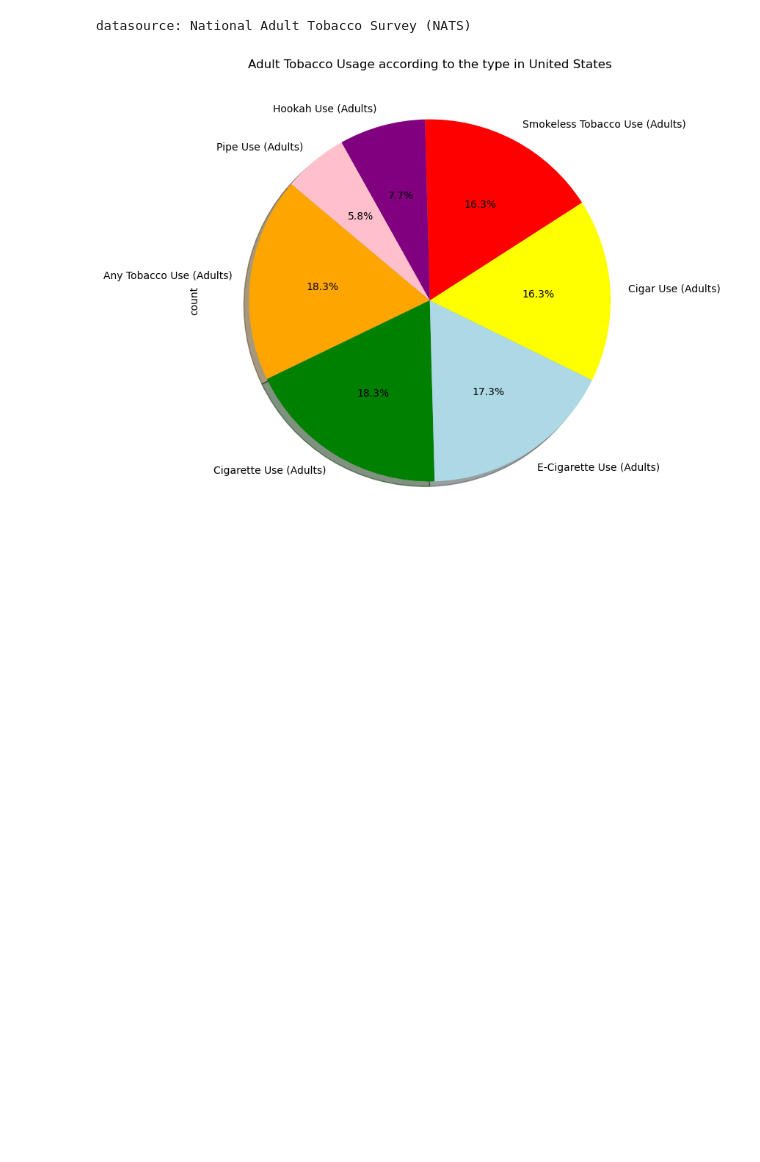
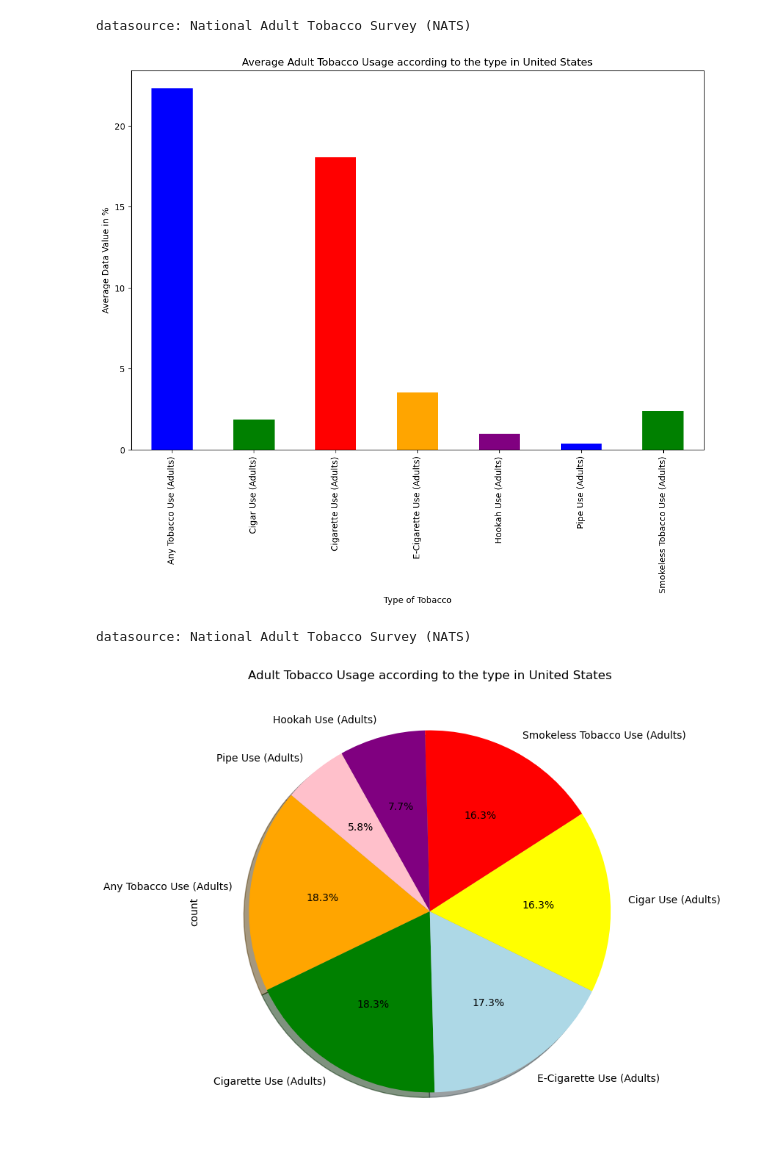
Before and after one commit to Sueraaa/project1-group5, a Jupyter notebook: Project_1/Code/National_Adult_Tobacco_Survey.ipynb, the cells around one changed output. Saved outputs shown, nothing was run; the diff lists cells and outputs as text; code cells hidden in the pictures; blank space fills up the shorter version.

Commit message:
Adding new graphs

```diff
--- a/Project_1/Code/National_Adult_Tobacco_Survey.ipynb
+++ b/Project_1/Code/National_Adult_Tobacco_Survey.ipynb
@@ -248,6 +248,29 @@ print("datasource: National Adult Tobacco Survey (NATS)")
 # %% [output]
 [figure]
 datasource: National Adult Tobacco Survey (NATS)
+# %%
+# Calculate the mean data value for each topic
+average_data_value = renamed_df.groupby('Topic Description')['Data Value in %'].mean()
+
+# Create a list of colors (you can customize this)
+colors = ['blue', 'green', 'red', 'orange', 'purple']
+
+# Create a larger figure
+plt.figure(figsize=(12, 8))
+
+# Create a bar plot
+average_data_value.plot(kind='bar', color=colors)
+
+# Add labels and save image
+plt.title('Average Adult Tobacco Usage according to the type in United States')
+plt.xlabel('Type of Tobacco')
+plt.ylabel('Average Data Value in %')
+plt.savefig("../Output_Files/Average Adult Tobacco Usage according to the type in United States.png", bbox_inches='tight')
+plt.show()
+print("datasource: National Adult Tobacco Survey (NATS)")
+# %% [output]
+[figure, added]
+datasource: National Adult Tobacco Survey (NATS)
 # %%
 ## All data grops in a pie chart
 # Create a pie chart
```
Also changed, not shown: parts of 1 cell of this notebook, 2 other files.
